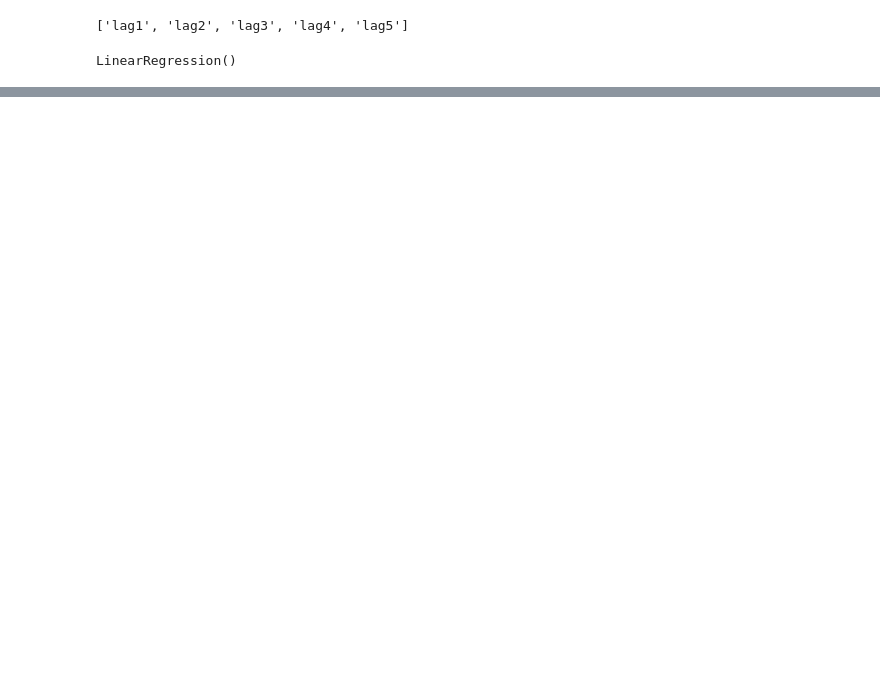
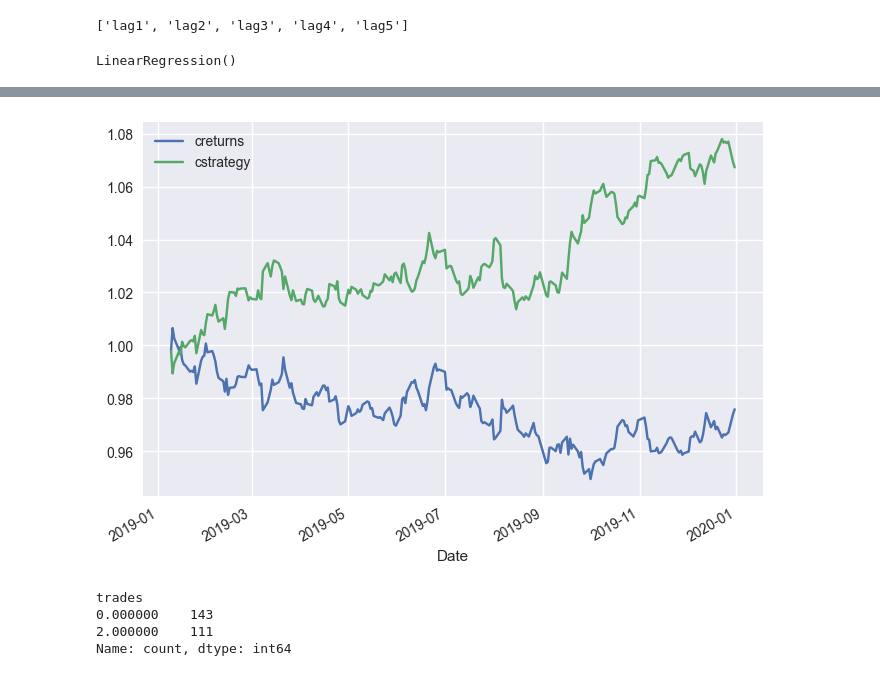
Before and after one commit to kurumbus/algorithmic-trading, a Jupyter notebook: multiple-regression.ipynb, the cells around one changed output, grey strips where cells are left out. Saved outputs shown, nothing was run; the diff lists cells and outputs as text; code cells hidden in the pictures; blank space fills up the shorter version.

```diff
--- a/multiple-regression.ipynb
+++ b/multiple-regression.ipynb
@@ -119,0 +120,16 @@ np.float64(0.46344245465951867)
+# %%
+df['strategy'] = df.pred * df.returns
+df['creturns'] = df['returns'].cumsum().apply(np.exp)
+df['cstrategy'] = df['strategy'].cumsum().apply(np.exp)
+df[['creturns', 'cstrategy']].plot()
+plt.show()
+# %% [output]
+[figure, added]
+# %%
+df['trades'] = df.pred.diff().fillna(0).abs()
+df.trades.value_counts()
+# %% [output]
+trades
+0.000000    143
+2.000000    111
+Name: count, dtype: int64
```
Also changed, not shown: parts of 10 cells of this notebook.
